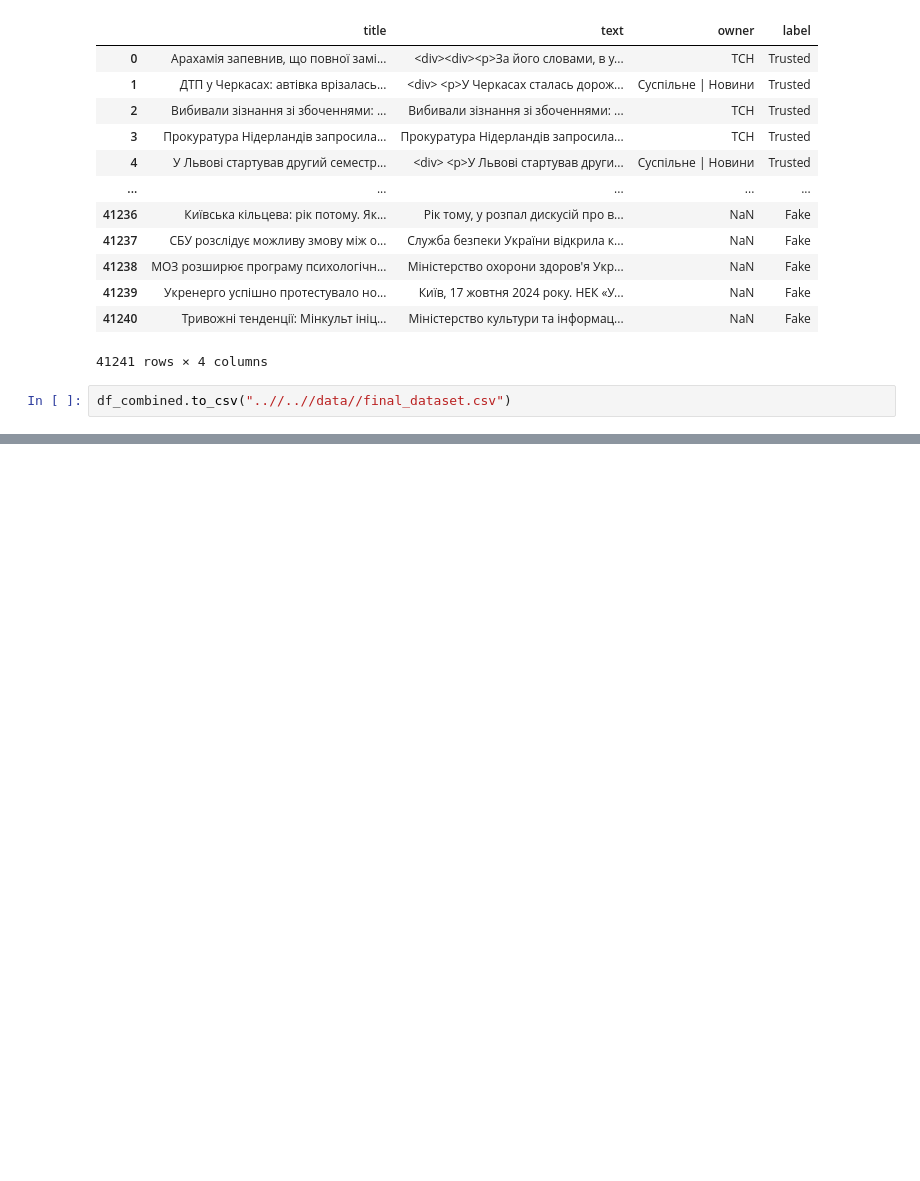
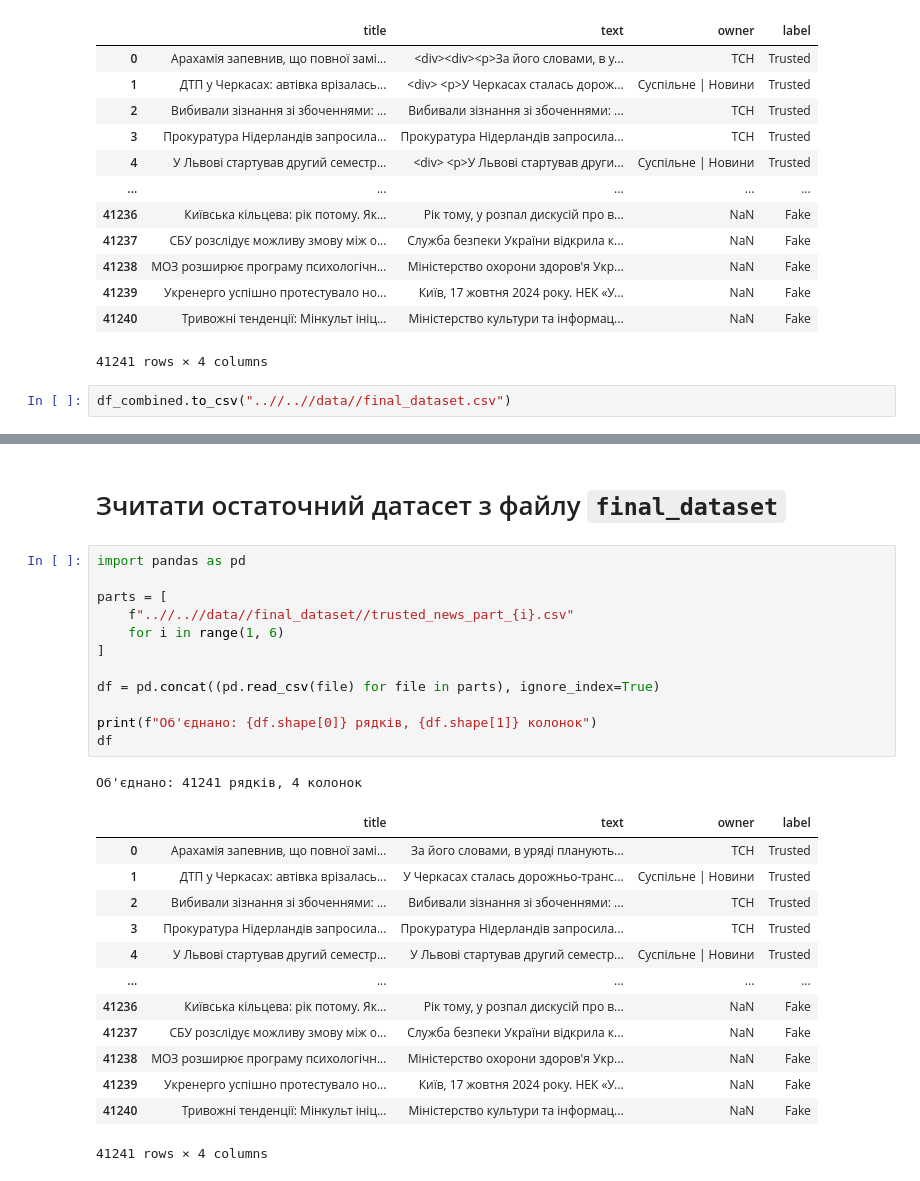
Before and after one commit to highbrow-228/Project-ML, a Jupyter notebook: source/other/combined_news.ipynb, the cells around one changed output, grey strips where cells are left out. Saved outputs shown, nothing was run; the diff lists cells and outputs as text; blank space fills up the shorter version.

```diff
--- a/source/other/combined_news.ipynb
+++ b/source/other/combined_news.ipynb
@@ -221,0 +224,29 @@ while start < len(df_combined):
+# %% [markdown]
+# Зчитати остаточний датасет з файлу `final_dataset`
+# %%
+import pandas as pd
+
+parts = [
+    f"..//..//data//final_dataset//trusted_news_part_{i}.csv"
+    for i in range(1, 6)
+]
+
+df = pd.concat((pd.read_csv(file) for file in parts), ignore_index=True)
+
+print(f"Об'єднано: {df.shape[0]} рядків, {df.shape[1]} колонок")
+df
+# %% [output]
+Об'єднано: 41241 рядків, 4 колонок
+|  | title | text | owner | label |
+| 0 | Арахамія запевнив, що повної замі... | За його словами, в уряді планують... | ТСН | Trusted |
+| 1 | ДТП у Черкасах: автівка врізалась... | У Черкасах сталась дорожньо-транс... | Суспільне | Новини | Trusted |
+| 2 | Вибивали зізнання зі збоченнями: ... | Вибивали зізнання зі збоченнями: ... | ТСН | Trusted |
+| 3 | Прокуратура Нідерландів запросила... | Прокуратура Нідерландів запросила... | ТСН | Trusted |
+| 4 | У Львові стартував другий семестр... | У Львові стартував другий семестр... | Суспільне | Новини | Trusted |
+| ... | ... | ... | ... | ... |
+| 41236 | Київська кільцева: рік потому. Як... | Рік тому, у розпал дискусій про в... | NaN | Fake |
+| 41237 | СБУ розслідує можливу змову між о... | Служба безпеки України відкрила к... | NaN | Fake |
+| 41238 | МОЗ розширює програму психологічн... | Міністерство охорони здоров'я Укр... | NaN | Fake |
+| 41239 | Укренерго успішно протестувало но... | Київ, 17 жовтня 2024 року. НЕК «У... | NaN | Fake |
+| 41240 | Тривожні тенденції: Мінкульт ініц... | Міністерство культури та інформац... | NaN | Fake |
+41241 rows × 4 columns
```
Also changed, not shown: parts of 3 cells of this notebook, 5 other files.
